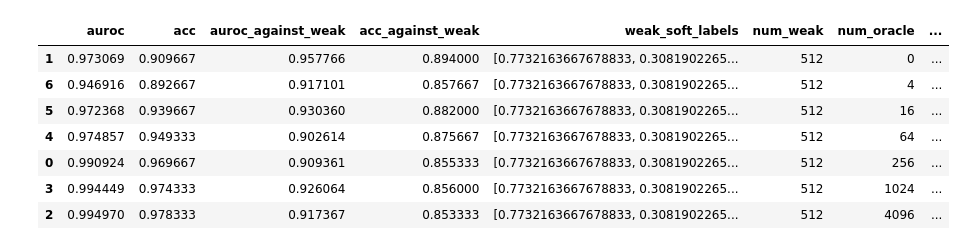
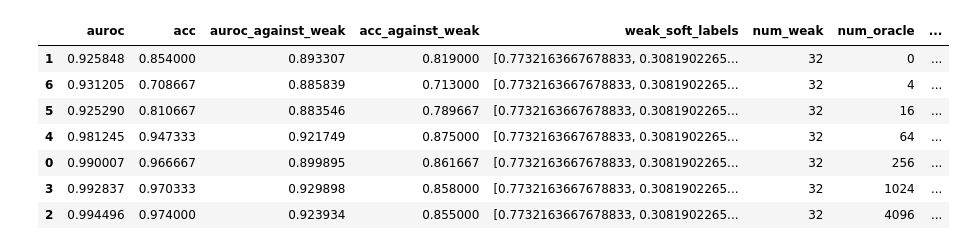
Before and after one commit to EleutherAI/w2s, a Jupyter notebook: analysis.ipynb, the cells around one changed output. Cells and saved outputs as stored; diff of their text form; code cells hidden in the pictures.

```diff
--- a/analysis.ipynb
+++ b/analysis.ipynb
@@ -74,16 +74,16 @@ for name in subdirs:
     names.append(name)
     # configs.append(config)
 # %%
-data[3]
+data[1]
 # %% [output]
 |  | auroc | acc | auroc_against_weak | acc_against_weak | weak_soft_labels | num_weak | num_oracle | ... |
-| 1 | 0.973069 | 0.909667 | 0.957766 | 0.894000 | [0.7732163667678833, 0.3081902265... | 512 | 0 | ... |
-| 6 | 0.946916 | 0.892667 | 0.917101 | 0.857667 | [0.7732163667678833, 0.3081902265... | 512 | 4 | ... |
-| 5 | 0.972368 | 0.939667 | 0.930360 | 0.882000 | [0.7732163667678833, 0.3081902265... | 512 | 16 | ... |
-| 4 | 0.974857 | 0.949333 | 0.902614 | 0.875667 | [0.7732163667678833, 0.3081902265... | 512 | 64 | ... |
-| 0 | 0.990924 | 0.969667 | 0.909361 | 0.855333 | [0.7732163667678833, 0.3081902265... | 512 | 256 | ... |
-| 3 | 0.994449 | 0.974333 | 0.926064 | 0.856000 | [0.7732163667678833, 0.3081902265... | 512 | 1024 | ... |
-| 2 | 0.994970 | 0.978333 | 0.917367 | 0.853333 | [0.7732163667678833, 0.3081902265... | 512 | 4096 | ... |
+| 1 | 0.925848 | 0.854000 | 0.893307 | 0.819000 | [0.7732163667678833, 0.3081902265... | 32 | 0 | ... |
+| 6 | 0.931205 | 0.708667 | 0.885839 | 0.713000 | [0.7732163667678833, 0.3081902265... | 32 | 4 | ... |
+| 5 | 0.925290 | 0.810667 | 0.883546 | 0.789667 | [0.7732163667678833, 0.3081902265... | 32 | 16 | ... |
+| 4 | 0.981245 | 0.947333 | 0.921749 | 0.875000 | [0.7732163667678833, 0.3081902265... | 32 | 64 | ... |
+| 0 | 0.990007 | 0.966667 | 0.899895 | 0.861667 | [0.7732163667678833, 0.3081902265... | 32 | 256 | ... |
+| 3 | 0.992837 | 0.970333 | 0.929898 | 0.858000 | [0.7732163667678833, 0.3081902265... | 32 | 1024 | ... |
+| 2 | 0.994496 | 0.974000 | 0.923934 | 0.855000 | [0.7732163667678833, 0.3081902265... | 32 | 4096 | ... |
 # %%
 # I want a horizontal grid of aligned subplots, one for each n_weak, with x-axis=n_oracle, and y_axis=auroc
 
```
Also changed, not shown: parts of 2 cells of this notebook, 5 other files.
